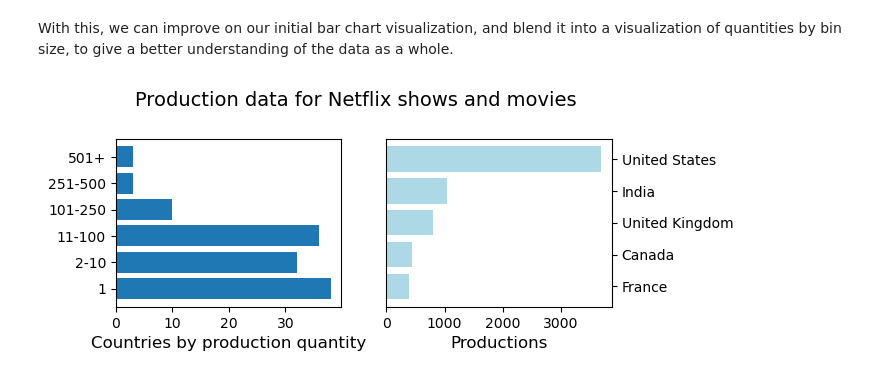
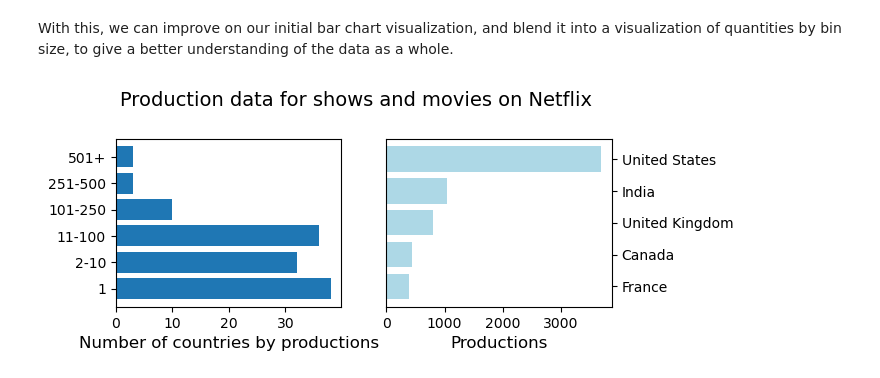
Before and after one commit to Jathosn/Netflix-listings-analysis, a Jupyter notebook: analysis.ipynb, the cells around one changed output. Cells and saved outputs as stored; diff of their text form; code cells hidden in the pictures.

Commit message:
Description
Making our countries visualization more descriptive

```diff
--- a/analysis.ipynb
+++ b/analysis.ipynb
@@ -280,19 +280,19 @@ dtype: int64
 With this, we can improve on our initial bar chart visualization, and blend it into a visualization of quantities by bin size, to give a better understanding of the data as a whole.
 # %%
 fig = plt.figure()
-fig.suptitle("Production data for Netflix shows and movies", fontsize="14")
+fig.suptitle("Production data for shows and movies on Netflix", fontsize="14")
 ax1 = fig.add_subplot(2, 2, 1)
 ax2 = fig.add_subplot(2, 2, 2)
 ax1.barh(bins_text, bin_viz)
-ax1.set_xlabel("Countries by production quantity", fontsize="12")
+ax1.set_xlabel("Number of countries by productions", fontsize="12")
 
 top_countries = countries_sorted.nlargest(n=5, keep="first")
 ax2.barh(top_countries.index, top_countries, color="lightblue")
 ax2.set_xlabel("Productions", fontsize="12")
 ax2.invert_yaxis()
 ax2.tick_params()
 ax2.yaxis.tick_right()
 
 plt.show()
 # %% [output]
-[figure, old version]
+[figure, new version]
```
